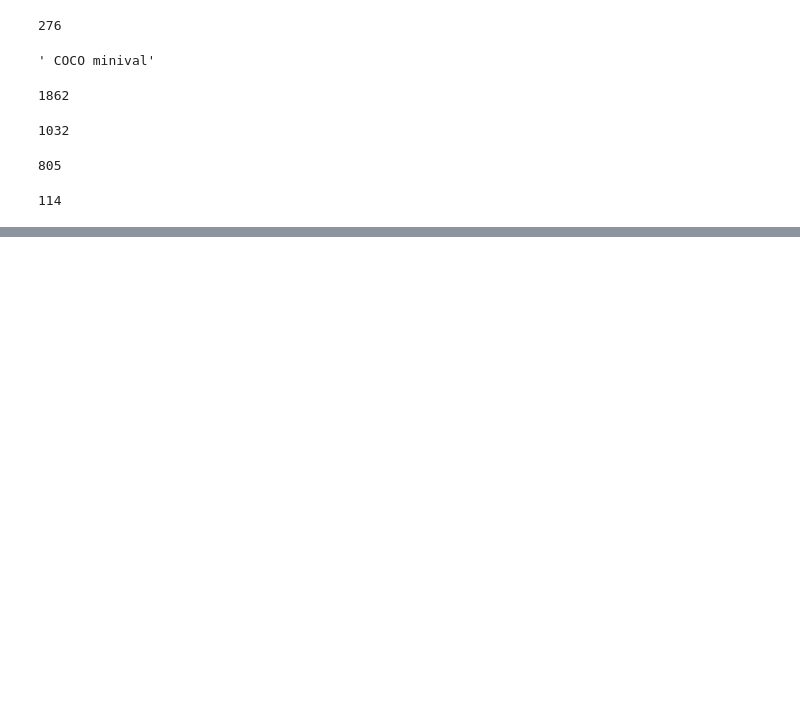
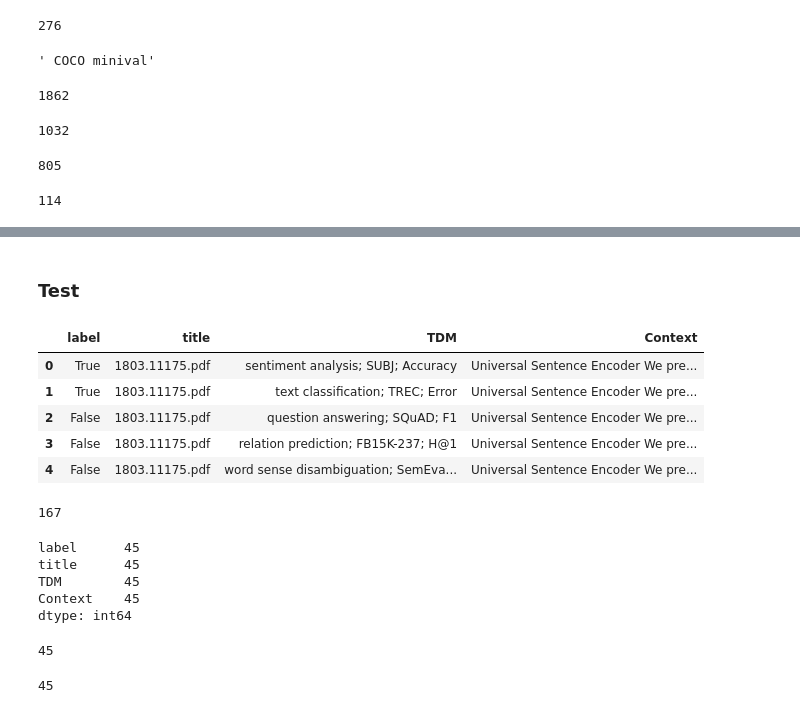
Before and after one commit to Kabongosalomon/task-dataset-metric-nli-extraction, a Jupyter notebook: notebooks/stats-Copy1.ipynb, the cells around one changed output, grey strips where cells are left out. Saved outputs shown, nothing was run; the diff lists cells and outputs as text; code cells hidden in the pictures; blank space fills up the shorter version.

```diff
--- a/notebooks/stats.ipynb
+++ b/notebooks/stats-Copy1.ipynb
@@ -592,0 +700,31 @@ len(keep)
+# %% [markdown]
+### Test
+# %%
+test_IBM.head()
+# %% [output]
+|  | label | title | TDM | Context |
+| 0 | True | 1803.11175.pdf | sentiment analysis; SUBJ; Accuracy | Universal Sentence Encoder We pre... |
+| 1 | True | 1803.11175.pdf | text classification; TREC; Error | Universal Sentence Encoder We pre... |
+| 2 | False | 1803.11175.pdf | question answering; SQuAD; F1 | Universal Sentence Encoder We pre... |
+| 3 | False | 1803.11175.pdf | relation prediction; FB15K-237; H@1 | Universal Sentence Encoder We pre... |
+| 4 | False | 1803.11175.pdf | word sense disambiguation; SemEva... | Universal Sentence Encoder We pre... |
+# %%
+test_IBM.title.nunique()
+# %% [output]
+167
+# %%
+test_IBM[(test_IBM.TDM == "unknown") & (test_IBM.label == True)].count()
+# %% [output]
+label      45
+title      45
+TDM        45
+Context    45
+dtype: int64
+# %%
+test_IBM[(test_IBM.TDM == "unknown") & (test_IBM.label == True)].title.nunique()
+# %% [output]
+45
+# %%
+test_IBM[(test_IBM.TDM == "unknown")].title.nunique()
+# %% [output]
+45
```
Also changed, not shown: parts of 16 cells of this notebook, 10 other files.
